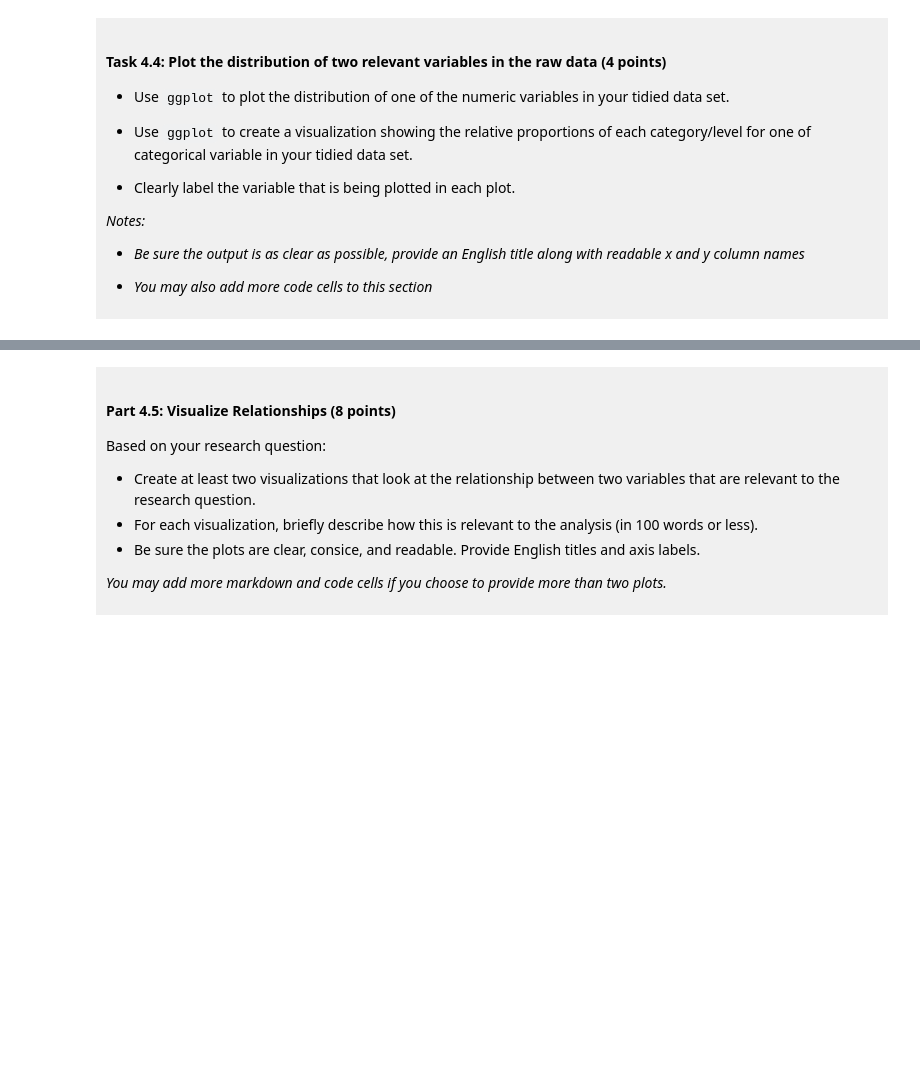
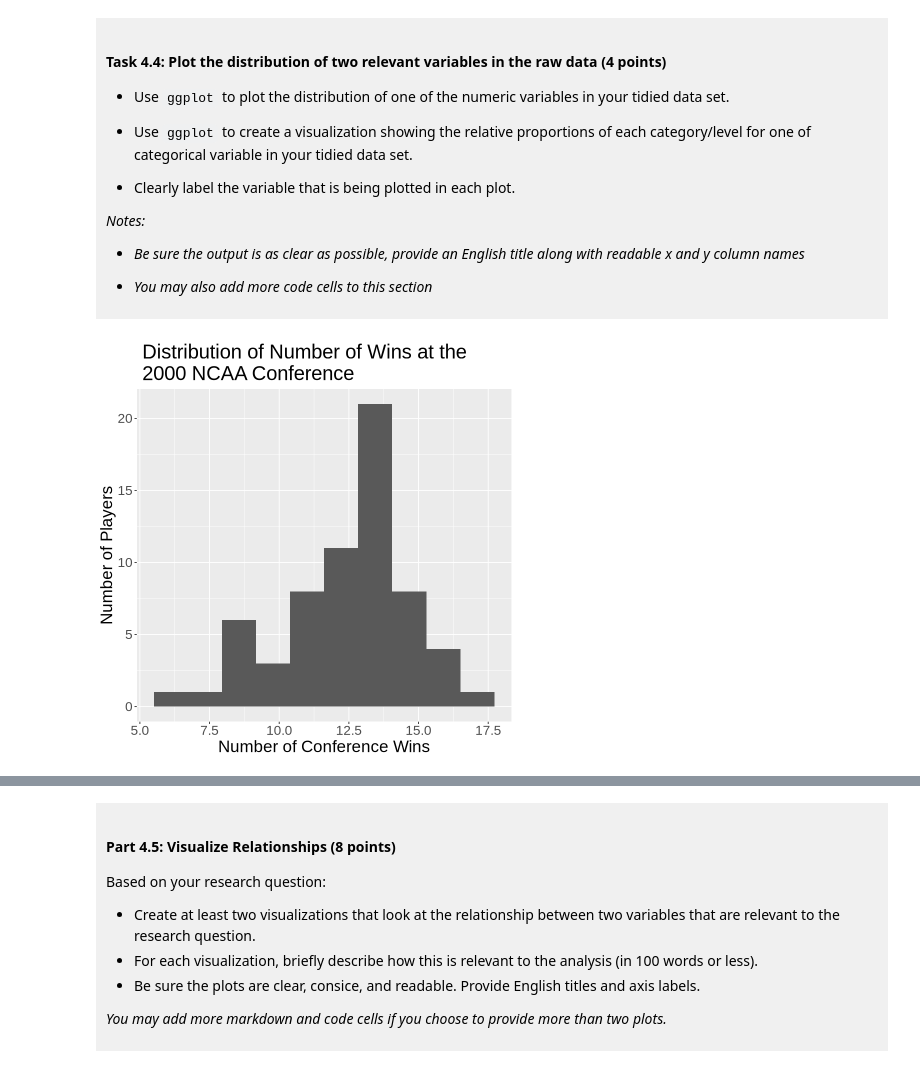
Before and after one commit to Maddi-808/dsci-100-project-madison-kuan, a Jupyter notebook: dsci-100-project-notebook.ipynb, the cells around one changed output, grey strips where cells are left out. Saved outputs shown, nothing was run; the diff lists cells and outputs as text; code cells hidden in the pictures; blank space fills up the shorter version.

```diff
--- a/dsci-100-project-notebook.ipynb
+++ b/dsci-100-project-notebook.ipynb
@@ -339,5 +355,13 @@ A tibble: 1 × 20
 
 </div>
 # %%
-### EDIT THIS CODE CELL FOR PLOT 1 ###
+ncaa_histo <- tidy_ncaa_data |>
+    ggplot(aes(x = conf_wins)) +
+        geom_histogram(bins = 10) +
+        labs(x = "Number of Conference Wins", y = "Number of Players") +
+        ggtitle(" Distribution of Number of Wins at the \n 2000 NCAA Conference") +
+            theme(text = element_text(size = 20))
+ncaa_histo
+# %% [output]
+[figure, added]
 # %%
```
Also changed, not shown: parts of 9 cells of this notebook.
